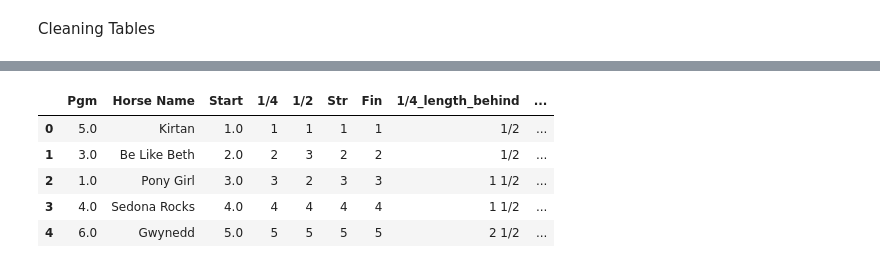
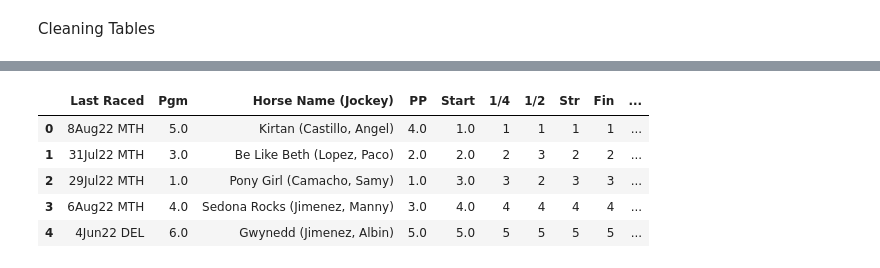
Before and after one commit to Jonhops1595/horse_racing_study, a Jupyter notebook: PDFScanner/tabula_table_parsing.ipynb, the cells around one changed output, grey strips where cells are left out. Saved outputs shown, nothing was run; the diff lists cells and outputs as text; code cells hidden in the pictures.

```diff
--- a/PDFScanner/tabula_table_parsing.ipynb
+++ b/PDFScanner/tabula_table_parsing.ipynb
@@ -373,11 +373,11 @@ for i in range (len(df_list)):
             print("Error with df", i)
             cleaned_df_list.append(df_list[i])
 # %%
-cleaned_df_list[21]
+cleaned_df_list[20]
 # %% [output]
-|  | Pgm | Horse Name | Start | 1/4 | 1/2 | Str | Fin | 1/4_length_behind | ... |
-| 0 | 5.0 | Kirtan | 1.0 | 1 | 1 | 1 | 1 | 1/2 | ... |
-| 1 | 3.0 | Be Like Beth | 2.0 | 2 | 3 | 2 | 2 | 1/2 | ... |
-| 2 | 1.0 | Pony Girl | 3.0 | 3 | 2 | 3 | 3 | 1 1/2 | ... |
-| 3 | 4.0 | Sedona Rocks | 4.0 | 4 | 4 | 4 | 4 | 1 1/2 | ... |
-| 4 | 6.0 | Gwynedd | 5.0 | 5 | 5 | 5 | 5 | 2 1/2 | ... |
+|  | Last Raced | Pgm | Horse Name (Jockey) | PP | Start | 1/4 | 1/2 | Str | Fin | ... |
+| 0 | 8Aug22 MTH | 5.0 | Kirtan (Castillo, Angel) | 4.0 | 1.0 | 1 | 1 | 1 | 1 | ... |
+| 1 | 31Jul22 MTH | 3.0 | Be Like Beth (Lopez, Paco) | 2.0 | 2.0 | 2 | 3 | 2 | 2 | ... |
+| 2 | 29Jul22 MTH | 1.0 | Pony Girl (Camacho, Samy) | 1.0 | 3.0 | 3 | 2 | 3 | 3 | ... |
+| 3 | 6Aug22 MTH | 4.0 | Sedona Rocks (Jimenez, Manny) | 3.0 | 4.0 | 4 | 4 | 4 | 4 | ... |
+| 4 | 4Jun22 DEL | 6.0 | Gwynedd (Jimenez, Albin) | 5.0 | 5.0 | 5 | 5 | 5 | 5 | ... |
```
Also changed, not shown: parts of 1 cell of this notebook, 7 other files.
